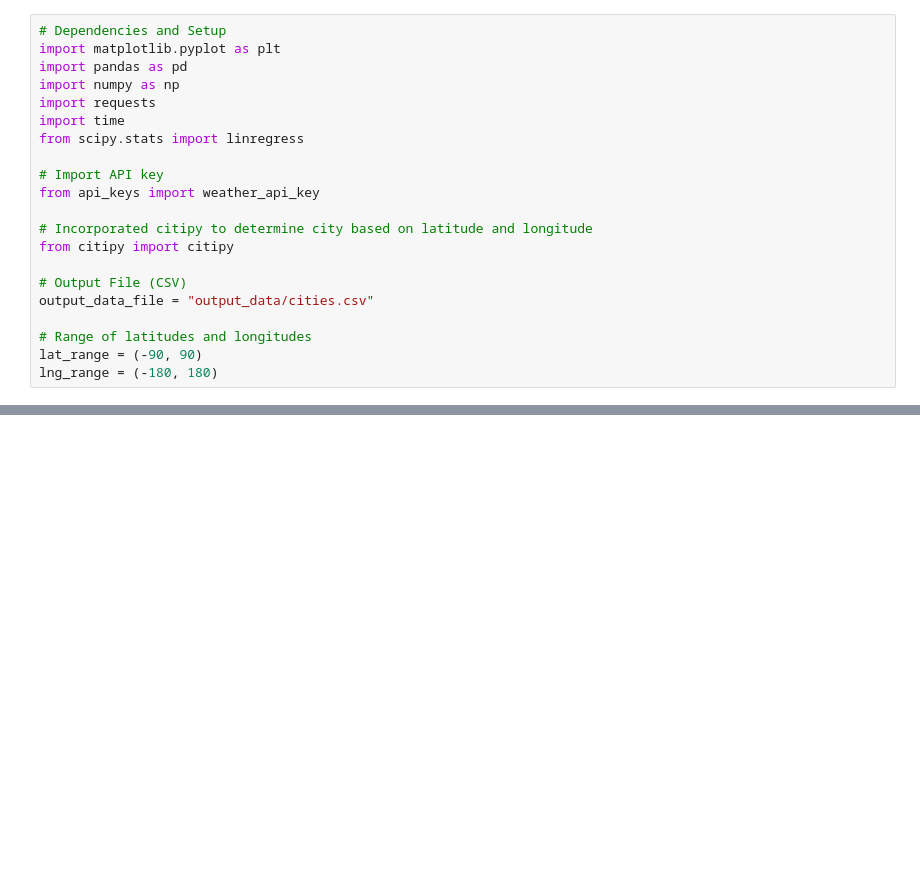
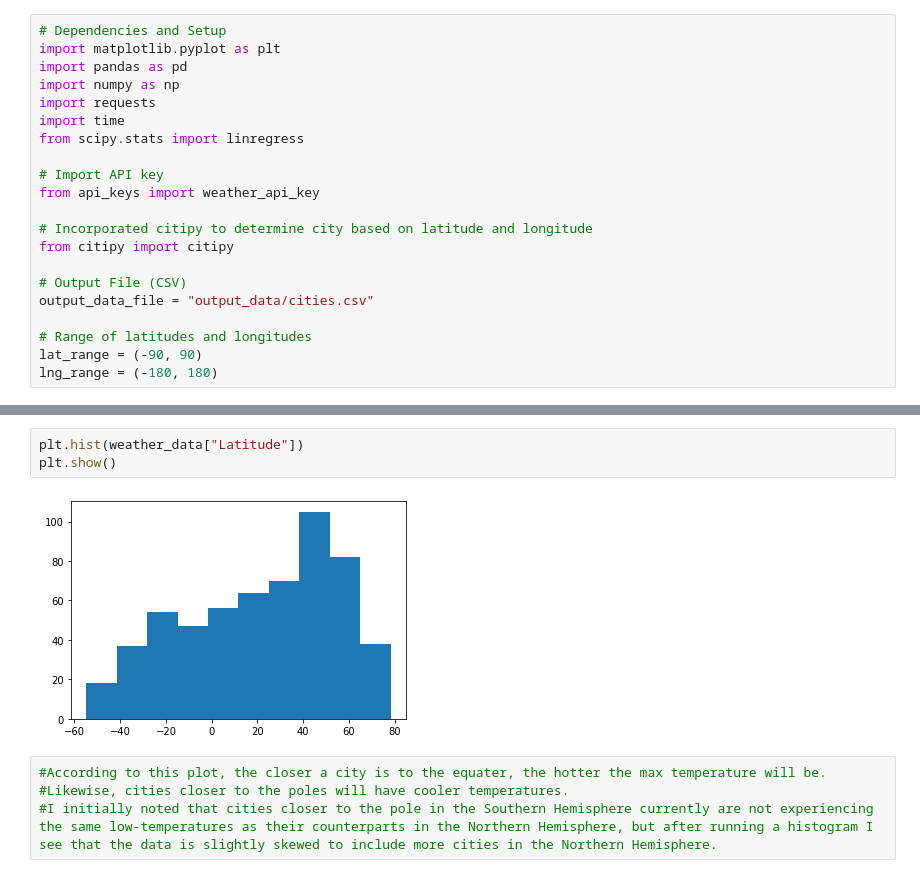
Before and after one commit to erikarberry/python-api-challenge, a Jupyter notebook: WeatherPy/WeatherPy.ipynb, the cells around one changed output, grey strips where cells are left out. Cells and saved outputs as stored; diff of their text form; blank space fills up the shorter version.

```diff
--- a/WeatherPy/WeatherPy.ipynb
+++ b/WeatherPy/WeatherPy.ipynb
@@ -174,3 +174,12 @@ plt.show()
+# %%
+plt.hist(weather_data["Latitude"])
+plt.show()
+# %% [output]
+[figure, added]
+# %%
+#According to this plot, the closer a city is to the equater, the hotter the max temperature will be.
+#Likewise, cities closer to the poles will have cooler temperatures.
+#I initially noted that cities closer to the pole in the Southern Hemisphere currently are not experiencing the same low-temperatures as their counterparts in the Northern Hemisphere, but after running a histogram I see that the data is slightly skewed to include more cities in the Northern Hemisphere.
 # %%
 # Latitude vs. Humidity
 plt.scatter(weather_data["Latitude"], weather_data["Humidity (%)"], alpha=.75, marker="o", edgecolors="black")
```
Also changed, not shown: parts of 22 cells of this notebook, 20 other files.
